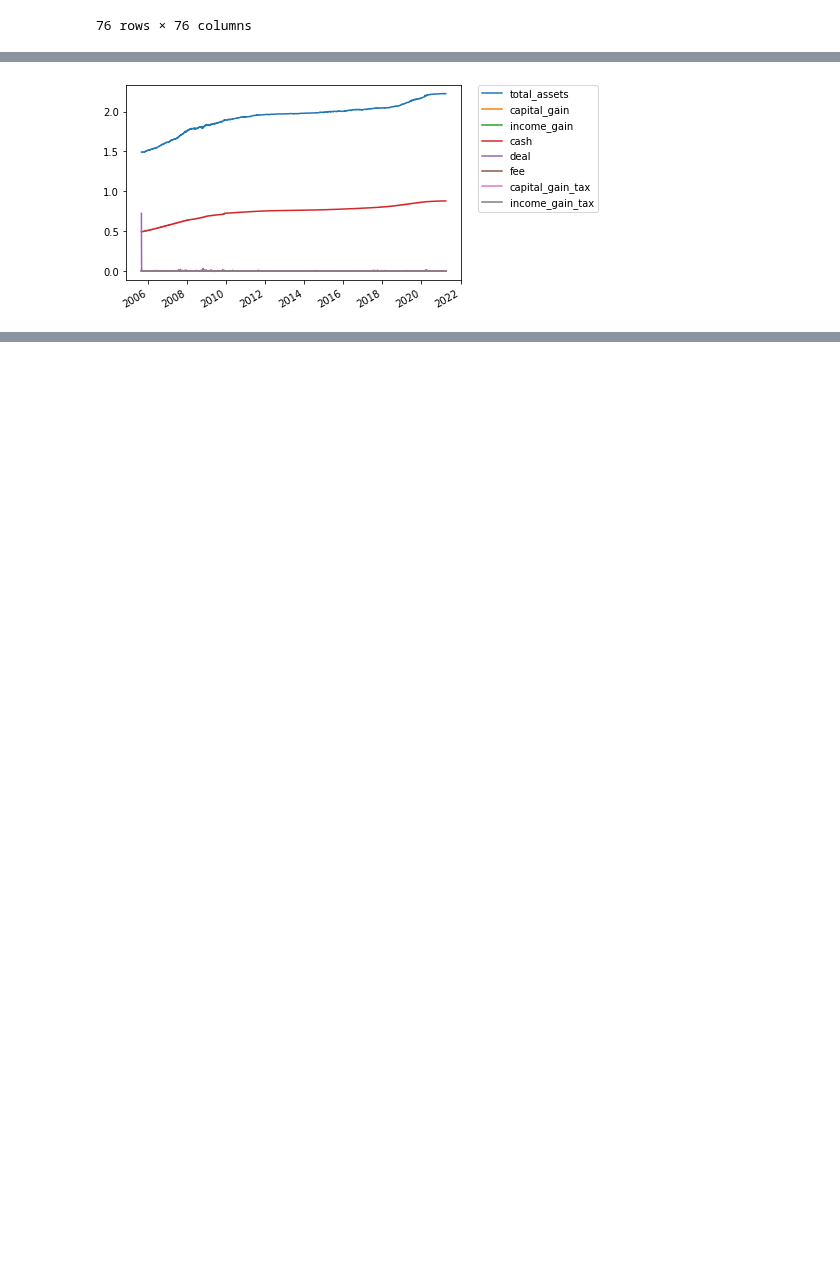
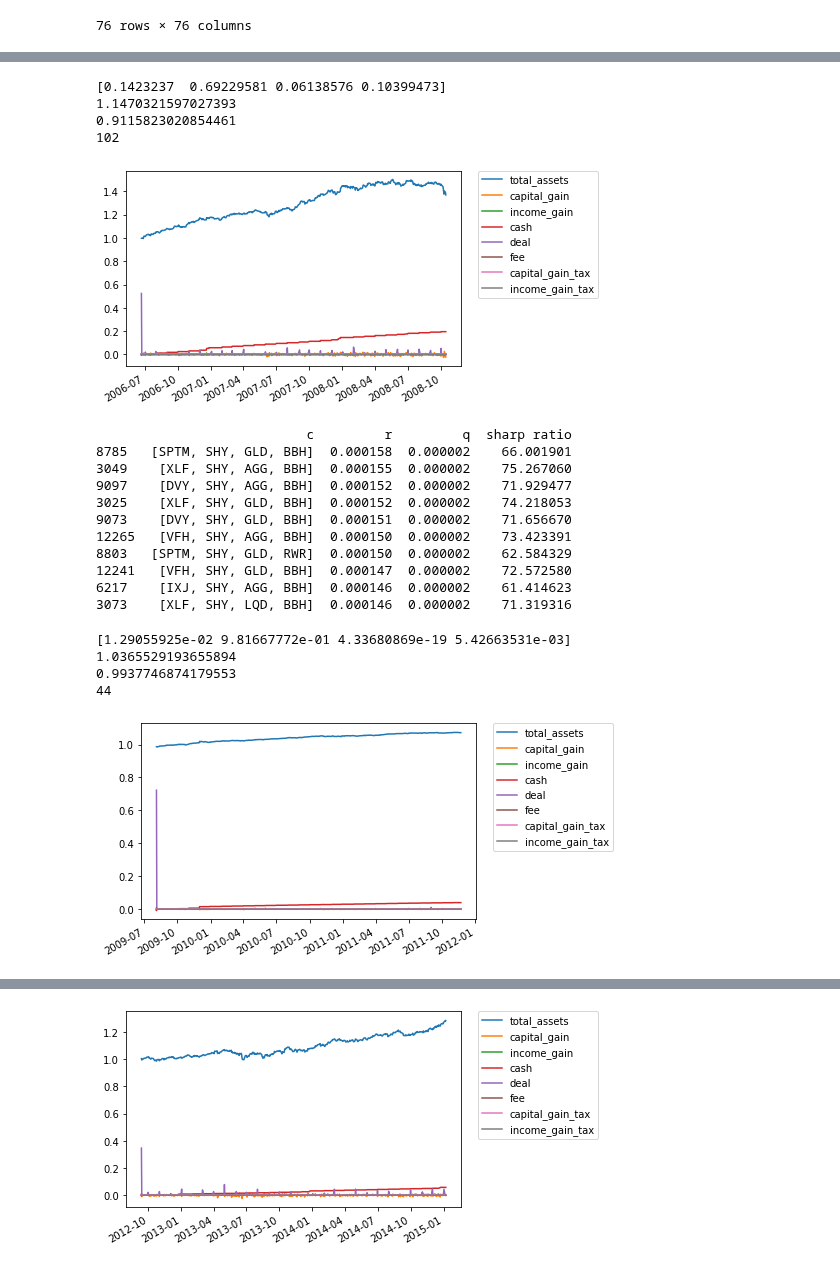
Before and after one commit to sonesuke/mypo, a Jupyter notebook: docs/tutorial/tickers.ipynb, the cells around one changed output, grey strips where cells are left out. Cells and saved outputs as stored; diff of their text form; code cells hidden in the pictures; blank space fills up the shorter version.

Commit message:
mypo-141 Avoid leaking (#145)

```diff
--- a/docs/tutorial/tickers.ipynb
+++ b/docs/tutorial/tickers.ipynb
@@ -79,4 +79,10 @@ corr
 | XLP | 0.806004 | 0.681020 | 0.657361 | 0.763365 | 0.791998 | 0.685955 | 0.712980 | 0.657360 | 0.726137 | 0.771692 | ... | ... |
 76 rows × 76 columns
 # %%
-evaluates = evaluate_combinations(market, cluster, verbose=True)
+from mypo import split_n_periods
+from mypo.optimizer import MinimumVarianceOptimizer
+from mypo.indicator import yearly_total_return, max_drawdown, max_drawdown_span
+from mypo.rebalancer import MonthlyRebalancer
+from mypo import Runner
+
+trains, evals = split_n_periods(market, 5, 200)
@@ -110,28 +89,29 @@ print(top_10_q)
 # %%
-from mypo.optimizer import MinimumVarianceOptimizer
-from mypo.indicator import yearly_total_return, max_drawdown, max_drawdown_span
-from mypo.rebalancer import MonthlyRebalancer
-from mypo import Runner
+for i in range(len(trains)):
+    evaluates = evaluate_combinations(trains[i], cluster, verbose=True)
+    del evaluates['w']
+    top_10_r = evaluates.sort_values("r", ascending=False).head(10)
+    print(top_10_r)
 
-target = market.filter((list(top_10_sharp_ratio['c'])[0]))
-optimizer = MinimumVarianceOptimizer()
-runner = Runner(
-    assets=[0.25, 0.25, 0.25, 0.25],
-    rebalancer=MonthlyRebalancer(optimizer=optimizer, do_re_optimize=True),
-    cash=0
-)
+    target = evals[i].filter((list(top_10_r['c'])[0]))
+    optimizer = MinimumVarianceOptimizer()
+    runner = Runner(
+        assets=[0.25, 0.25, 0.25, 0.25],
+        rebalancer=MonthlyRebalancer(optimizer=optimizer, do_re_optimize=True),
+        cash=0
+    )
 
-runner.run(
-    market=target,
-    train_span=200,
-    verbose=True
-)
-report = runner.report()
-print(optimizer.get_weights())
-print(yearly_total_return(report))
-print(max_drawdown(report))
-print(max_drawdown_span(report))
-ax = report.plot()
-plt.legend(bbox_to_anchor=(1.05, 1), loc='upper left', borderaxespad=0)
-plt.show()
+    runner.run(
+        market=target,
+        train_span=200,
+        verbose=True
+    )
+    report = runner.report()
+    print(optimizer.get_weights())
+    print(yearly_total_return(report))
+    print(max_drawdown(report))
+    print(max_drawdown_span(report))
+    ax = report.plot()
+    plt.legend(bbox_to_anchor=(1.05, 1), loc='upper left', borderaxespad=0)
+    plt.show()
 # %% [output]
@@ -142 +129,21 @@ plt.show()
+[0.1423237  0.69229581 0.06138576 0.10399473]
+1.1470321597027393
+0.9115823020854461
+102
-[figure, old version]
+[figure, new version]
+                           c         r         q  sharp ratio
+8785   [SPTM, SHY, GLD, BBH]  0.000158  0.000002    66.001901
+3049    [XLF, SHY, AGG, BBH]  0.000155  0.000002    75.267060
+9097    [DVY, SHY, AGG, BBH]  0.000152  0.000002    71.929477
+3025    [XLF, SHY, GLD, BBH]  0.000152  0.000002    74.218053
+9073    [DVY, SHY, GLD, BBH]  0.000151  0.000002    71.656670
+12265   [VFH, SHY, AGG, BBH]  0.000150  0.000002    73.423391
+8803   [SPTM, SHY, GLD, RWR]  0.000150  0.000002    62.584329
+12241   [VFH, SHY, GLD, BBH]  0.000147  0.000002    72.572580
+6217    [IXJ, SHY, AGG, BBH]  0.000146  0.000002    61.414623
+3073    [XLF, SHY, LQD, BBH]  0.000146  0.000002    71.319316
+[1.29055925e-02 9.81667772e-01 4.33680869e-19 5.42663531e-03]
+1.0365529193655894
+0.9937746874179553
+44
+[figure, added]
@@ -142,0 +165 @@ plt.show()
+[figure, added]
```
Also changed, not shown: parts of 5 cells of this notebook.
